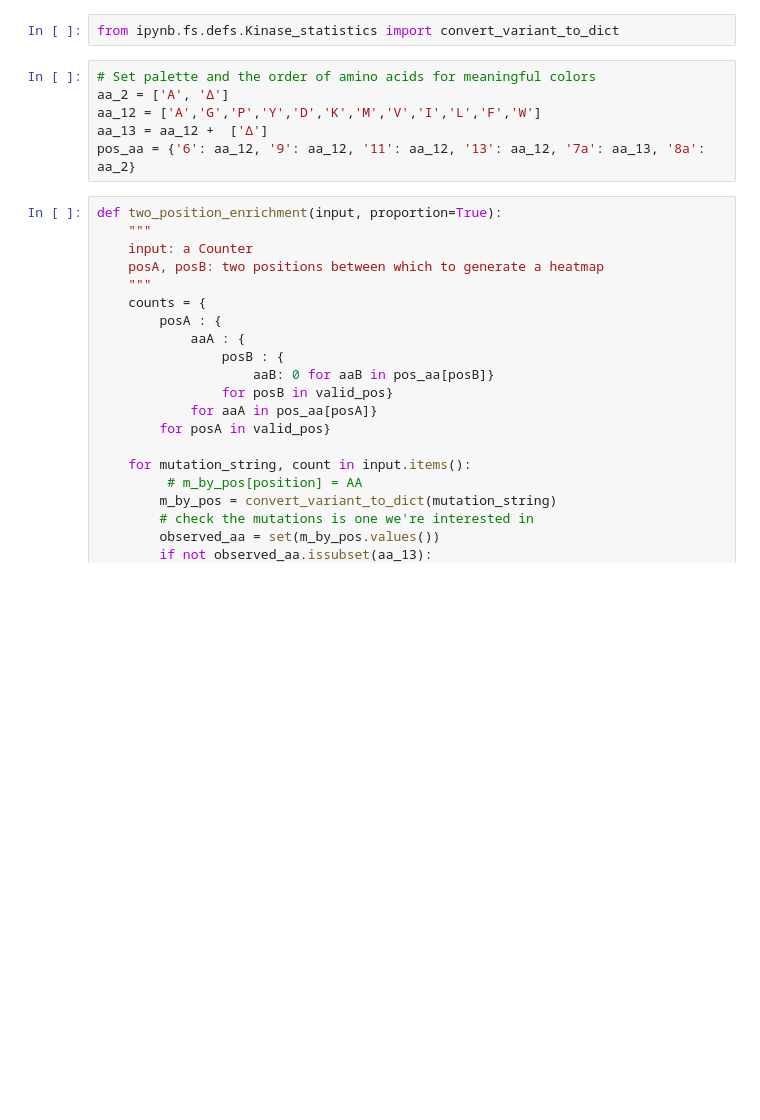
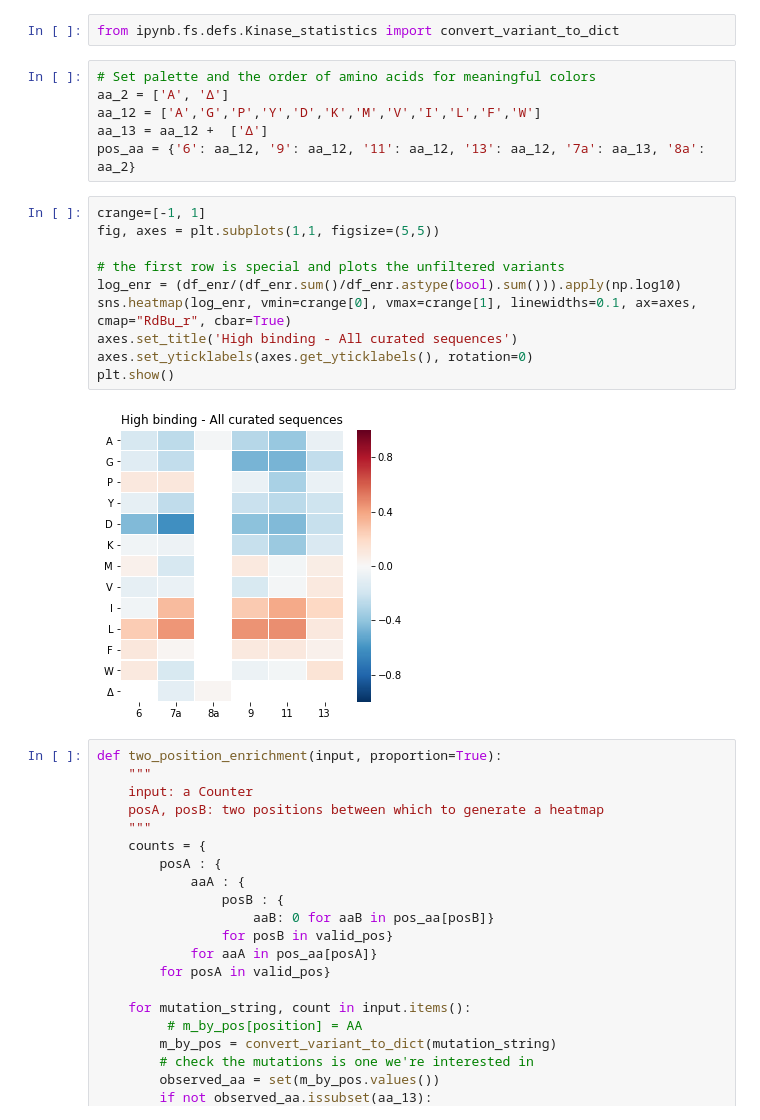
Before and after one commit to MayaPetek/InDelScanner, a Jupyter notebook: Results_Remkes/Heatmaps.ipynb, the cells around one changed output. Cells and saved outputs as stored; diff of their text form; blank space fills up the shorter version.

```diff
--- a/Results_Remkes/Heatmaps.ipynb
+++ b/Results_Remkes/Heatmaps.ipynb
@@ -178,6 +161,18 @@ aa_2 = ['A', 'Δ']
 aa_12 = ['A','G','P','Y','D','K','M','V','I','L','F','W']
 aa_13 = aa_12 +  ['Δ']
 pos_aa = {'6': aa_12, '9': aa_12, '11': aa_12, '13': aa_12, '7a': aa_13, '8a': aa_2}
+# %%
+crange=[-1, 1]
+fig, axes = plt.subplots(1,1, figsize=(5,5))
+
+# the first row is special and plots the unfiltered variants
+log_enr = (df_enr/(df_enr.sum()/df_enr.astype(bool).sum())).apply(np.log10)
+sns.heatmap(log_enr, vmin=crange[0], vmax=crange[1], linewidths=0.1, ax=axes, cmap="RdBu_r", cbar=True)
+axes.set_title('High binding - All curated sequences')
+axes.set_yticklabels(axes.get_yticklabels(), rotation=0)
+plt.show()
+# %% [output]
+[figure, added]
 # %%
 def two_position_enrichment(input, proportion=True):
     """
```
Also changed, not shown: parts of 14 cells of this notebook.
